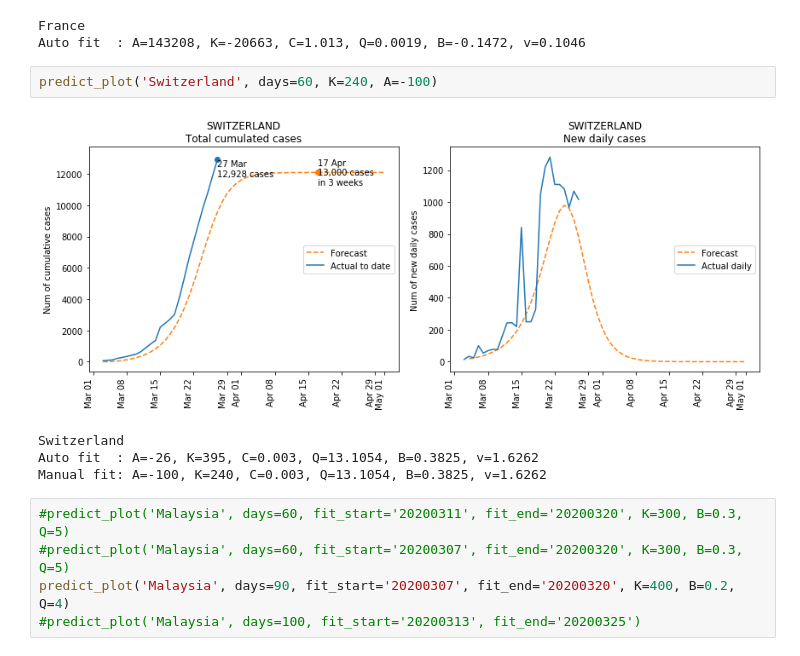
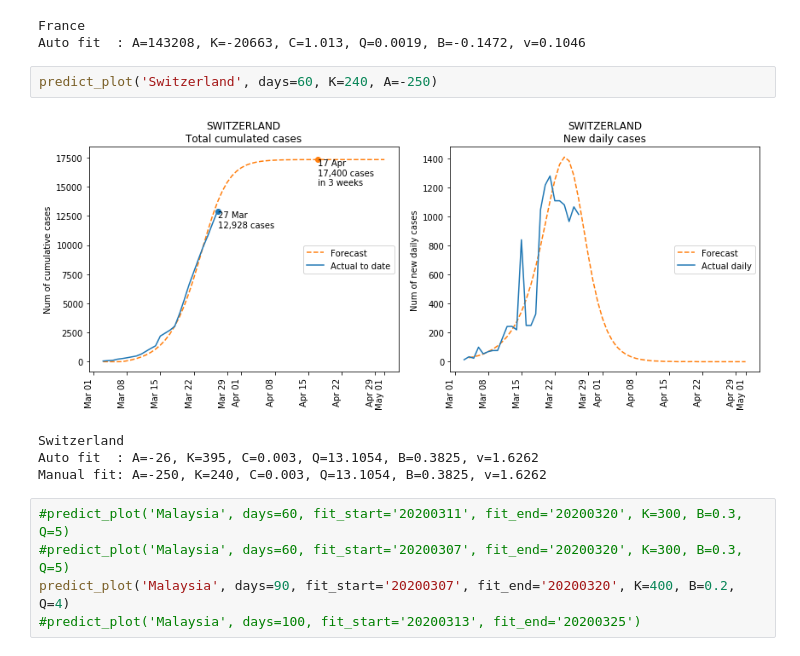
Before and after one commit to khairulomar/Covid-19, a Jupyter notebook: Covid19.ipynb, the cells around one changed output. Saved outputs shown, nothing was run; the diff lists cells and outputs as text.

```diff
--- a/Covid19.ipynb
+++ b/Covid19.ipynb
@@ -684,12 +712,12 @@ predict_plot('France', days=80, fit_start='20200309', fit_end='20200320')
 France
 Auto fit  : A=143208, K=-20663, C=1.013, Q=0.0019, B=-0.1472, v=0.1046
 # %%
-predict_plot('Switzerland', days=60, K=240, A=-100)
+predict_plot('Switzerland', days=60, K=240, A=-250)
 # %% [output]
-[figure, old version]
+[figure, new version]
 Switzerland
 Auto fit  : A=-26, K=395, C=0.003, Q=13.1054, B=0.3825, v=1.6262
-Manual fit: A=-100, K=240, C=0.003, Q=13.1054, B=0.3825, v=1.6262
+Manual fit: A=-250, K=240, C=0.003, Q=13.1054, B=0.3825, v=1.6262
 # %%
 #predict_plot('Malaysia', days=60, fit_start='20200311', fit_end='20200320', K=300, B=0.3, Q=5)
 #predict_plot('Malaysia', days=60, fit_start='20200307', fit_end='20200320', K=300, B=0.3, Q=5)
```
Also changed, not shown: parts of 9 cells of this notebook.
